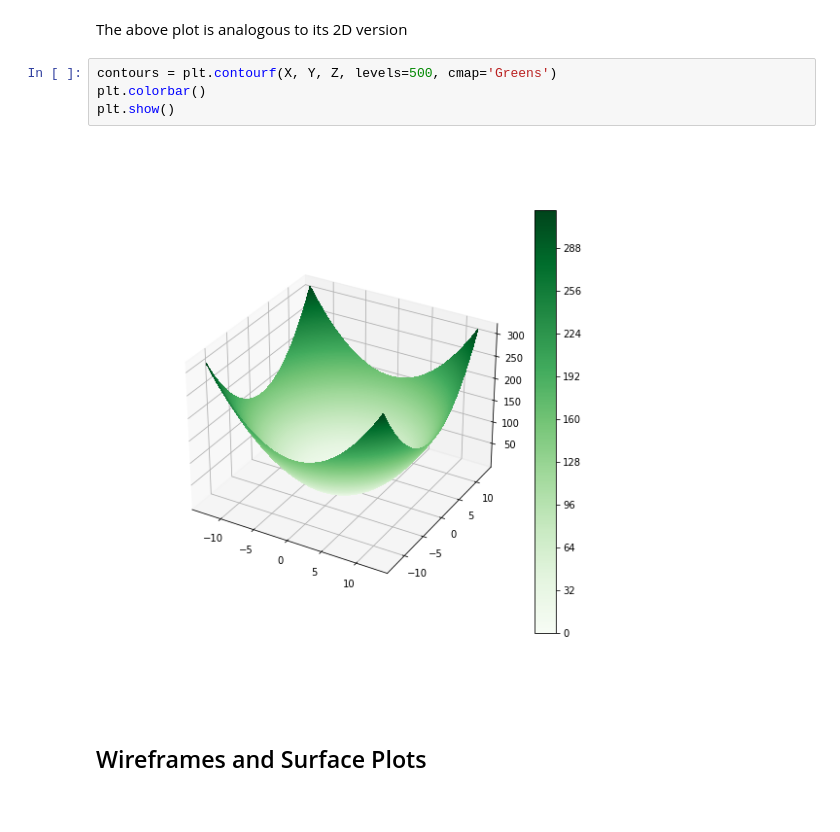
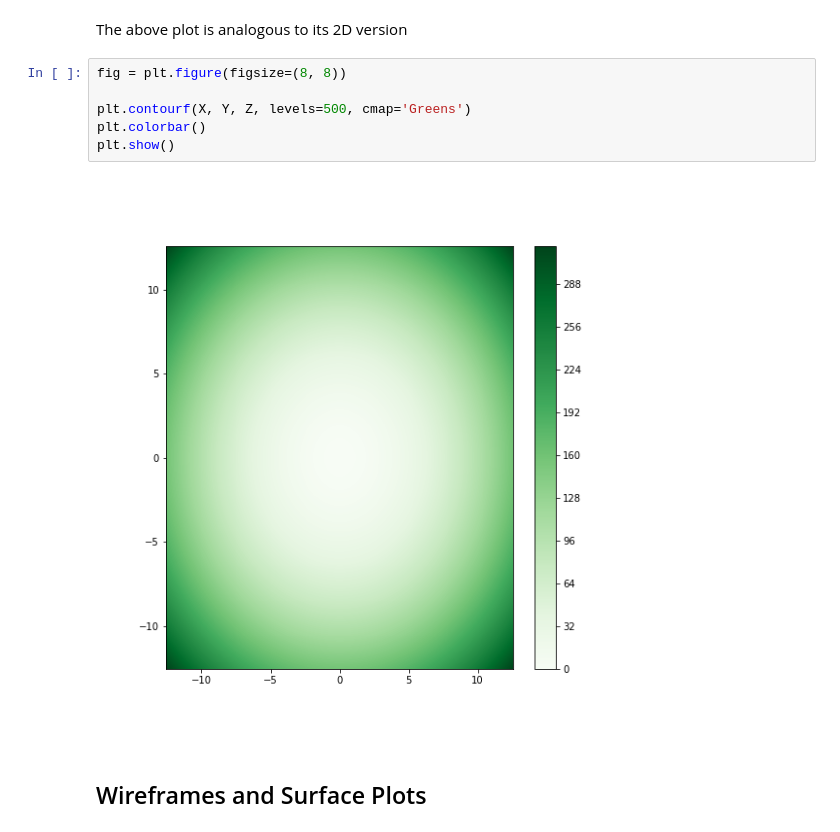
Before and after one commit to PaulToronto/Math-and-Data-Science-Reference, a Jupyter notebook: 3D_Plotting_in_Matplotlib.ipynb, the cells around one changed output. Saved outputs shown, nothing was run; the diff lists cells and outputs as text.

```diff
--- a/3D_Plotting_in_Matplotlib.ipynb
+++ b/3D_Plotting_in_Matplotlib.ipynb
@@ -117,11 +117,13 @@ plt.show()
 # %% [markdown]
 The above plot is analogous to its 2D version
 # %%
-contours = plt.contourf(X, Y, Z, levels=500, cmap='Greens')
+fig = plt.figure(figsize=(8, 8))
+
+plt.contourf(X, Y, Z, levels=500, cmap='Greens')
 plt.colorbar()
 plt.show()
 # %% [output]
-[figure, old version]
+[figure, new version]
 # %% [markdown]
 ## Wireframes and Surface Plots
 # %%
```
Also changed, not shown: parts of 2 cells of this notebook.
